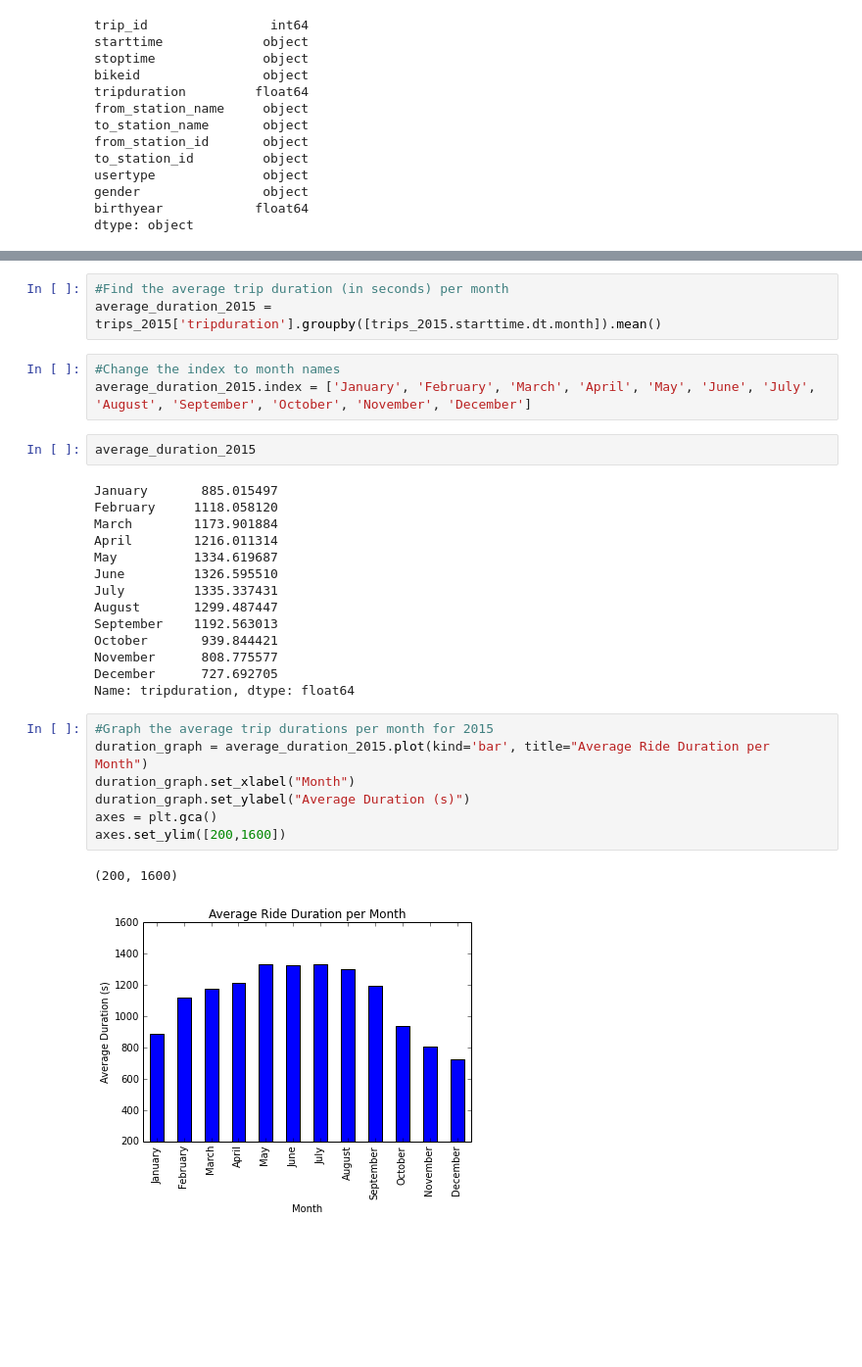
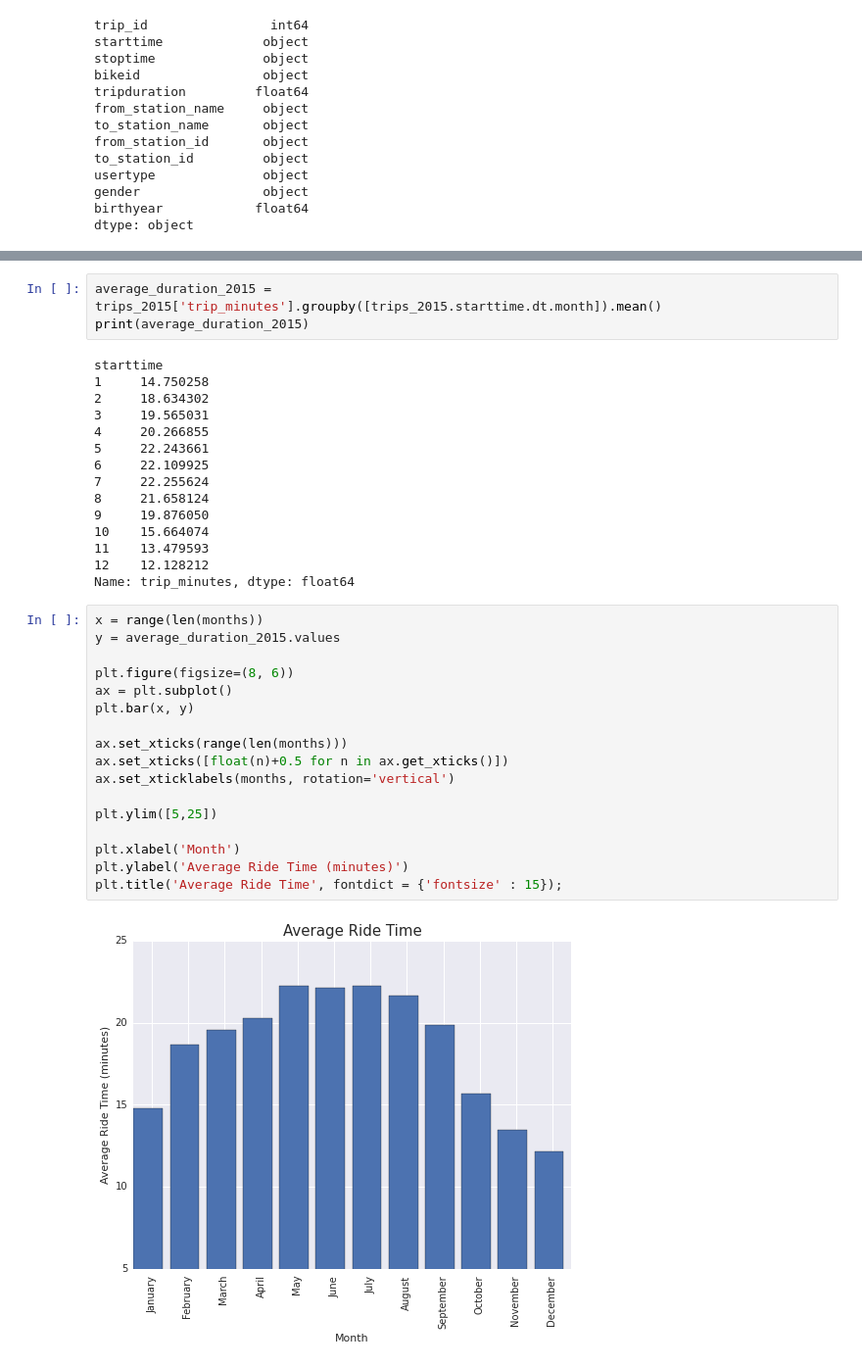
Before and after one commit to SUstian/Seattle-Bike-Share, a Jupyter notebook: Seattle Bike Share Data Analysis.ipynb, the cells around one changed output, grey strips where cells are left out. Shown at 98% size. Saved outputs shown, nothing was run; the diff lists cells and outputs as text; blank space fills up the shorter version.

```diff
--- a/Seattle Bike Share Data Analysis.ipynb
+++ b/Seattle Bike Share Data Analysis.ipynb
@@ -100,32 +125,37 @@ axes.set_ylim([250,22000])
 # %%
-#Find the average trip duration (in seconds) per month
-average_duration_2015 = trips_2015['tripduration'].groupby([trips_2015.starttime.dt.month]).mean()
+average_duration_2015 = trips_2015['trip_minutes'].groupby([trips_2015.starttime.dt.month]).mean()
+print(average_duration_2015)
+# %% [output]
+starttime
+1     14.750258
+2     18.634302
+3     19.565031
+4     20.266855
+5     22.243661
+6     22.109925
+7     22.255624
+8     21.658124
+9     19.876050
+10    15.664074
+11    13.479593
+12    12.128212
+Name: trip_minutes, dtype: float64
-# %%
-#Change the index to month names
-average_duration_2015.index = ['January', 'February', 'March', 'April', 'May', 'June', 'July', 'August', 'September', 'October', 'November', 'December']
-# %%
-average_duration_2015
-# %% [output]
-January       885.015497
-February     1118.058120
-March        1173.901884
-April        1216.011314
-May          1334.619687
-June         1326.595510
-July         1335.337431
-August       1299.487447
-September    1192.563013
-October       939.844421
-November      808.775577
-December      727.692705
-Name: tripduration, dtype: float64
-# %%
-#Graph the average trip durations per month for 2015
-duration_graph = average_duration_2015.plot(kind='bar', title="Average Ride Duration per Month")
-duration_graph.set_xlabel("Month")
-duration_graph.set_ylabel("Average Duration (s)")
-axes = plt.gca()
-axes.set_ylim([200,1600])
-# %% [output]
-(200, 1600)
-[figure, removed]
+# %%
+x = range(len(months))
+y = average_duration_2015.values
+
+plt.figure(figsize=(8, 6))
+ax = plt.subplot()
+plt.bar(x, y)
+
+ax.set_xticks(range(len(months)))
+ax.set_xticks([float(n)+0.5 for n in ax.get_xticks()])
+ax.set_xticklabels(months, rotation='vertical')
+
+plt.ylim([5,25])
+
+plt.xlabel('Month')
+plt.ylabel('Average Ride Time (minutes)')
+plt.title('Average Ride Time', fontdict = {'fontsize' : 15});
+# %% [output]
+[figure, added]
```
Also changed, not shown: parts of 29 cells of this notebook.
